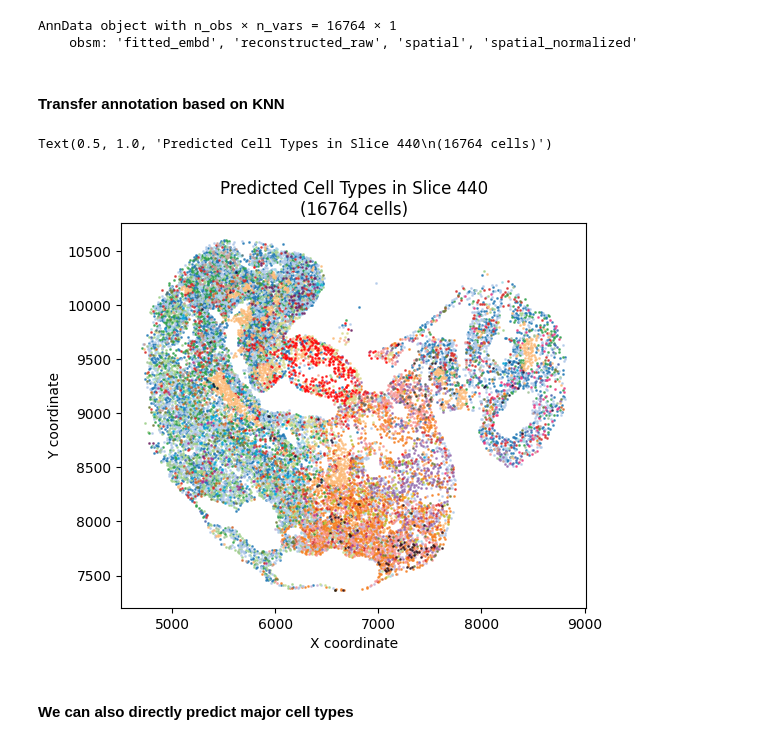
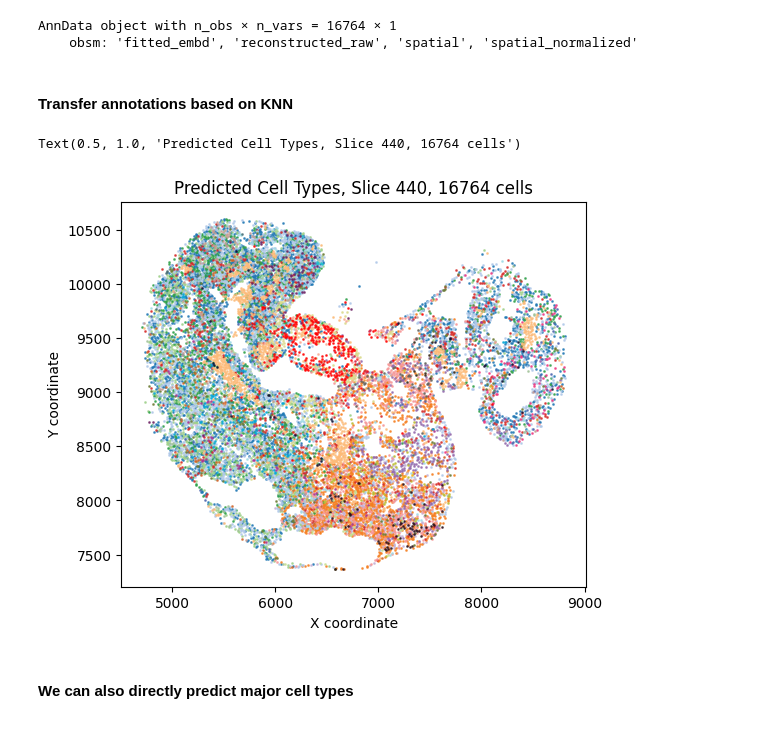
Before and after one commit to lanshui98/UniST-tutorial, a Jupyter notebook: docs/source/cell_annotation.ipynb, the cells around one changed output. Saved outputs shown, nothing was run; the diff lists cells and outputs as text; code cells hidden in the pictures.

```diff
--- a/docs/source/cell_annotation.ipynb
+++ b/docs/source/cell_annotation.ipynb
@@ -282,7 +280,7 @@ res
 AnnData object with n_obs × n_vars = 16764 × 1
     obsm: 'fitted_embd', 'reconstructed_raw', 'spatial', 'spatial_normalized'
 # %% [markdown]
-#### Transfer annotation based on KNN
+#### Transfer annotations based on KNN
 # %%
 emb.obs['mapped_celltype'] = slice.obs['mapped_celltype'].values
 # %%
@@ -311,29 +309,29 @@ res.obs['predicted_celltype'] = annotations
 # %%
 spatial_coords = res.obsm['spatial']
 x_coords = spatial_coords[:, 0]
 y_coords = spatial_coords[:, 1]
 
 cell_types = res.obs['predicted_celltype']
 
 # Get unique types in this slice
 unique_types = cell_types.unique()
 n_types = len(unique_types)
 
 fig, (ax1) = plt.subplots(1, 1, figsize=(6, 5))
 
 for cell_type in unique_types:
     mask = cell_types == cell_type
     ax1.scatter(x_coords[mask], y_coords[mask],
                c=[anno_colors[cell_type]],
                label=cell_type,
                s=1, alpha=0.7)
 
 ax1.set_xlabel('X coordinate')
 ax1.set_ylabel('Y coordinate')
-ax1.set_title(f'Predicted Cell Types in Slice 440\n({res.shape[0]} cells)')
+ax1.set_title(f'Predicted Cell Types, Slice 440, {res.shape[0]} cells')
 # %% [output]
-Text(0.5, 1.0, 'Predicted Cell Types in Slice 440\n(16764 cells)')
+Text(0.5, 1.0, 'Predicted Cell Types, Slice 440, 16764 cells')
-[figure, old version]
+[figure, new version]
 # %% [markdown]
 #### We can also directly predict major cell types
 # %%
```
Also changed, not shown: parts of 6 cells of this notebook.
